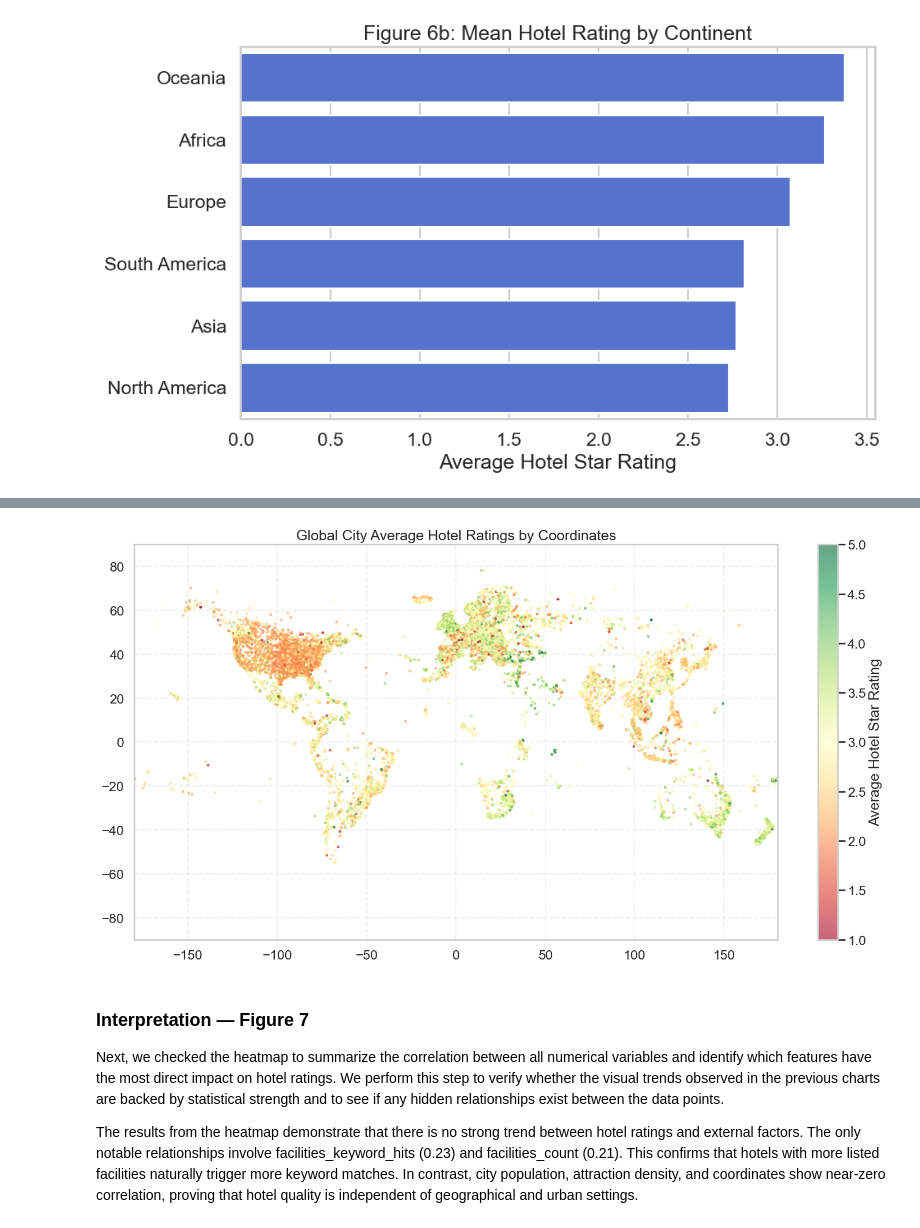
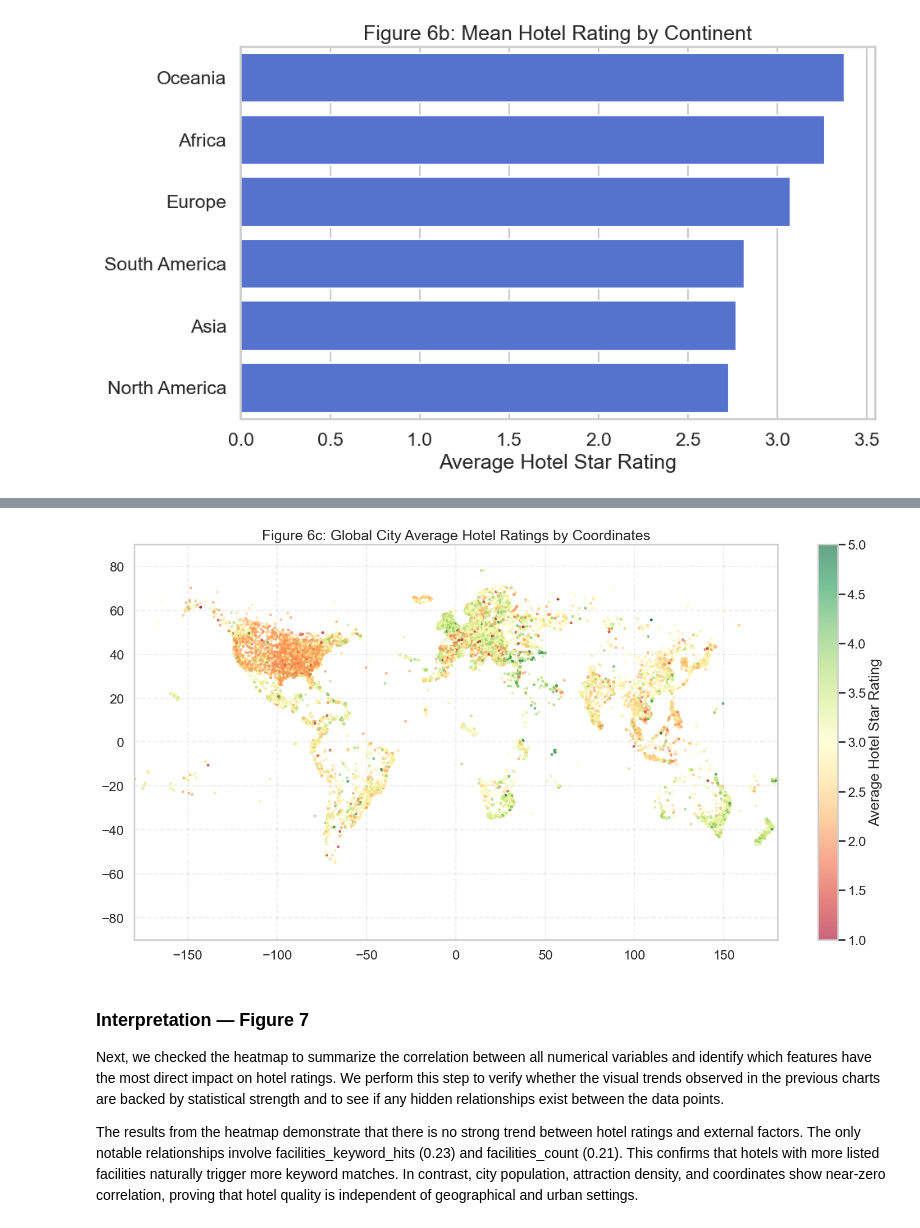
Before and after one commit to daniahsn/hotel-data-analysis, a Jupyter notebook: notebooks/annotated_notebook_local.ipynb, the cells around one changed output, grey strips where cells are left out. Saved outputs shown, nothing was run; the diff lists cells and outputs as text; code cells hidden in the pictures.

```diff
--- a/notebooks/annotated_notebook_local.ipynb
+++ b/notebooks/annotated_notebook_local.ipynb
@@ -695,35 +698,35 @@ city_map_data = df.groupby(['cityName', 'countyName']).agg({
     'hotel_latitude': 'mean',
     'hotel_longitude': 'mean'
 }).dropna().reset_index()
 
 plt.figure(figsize=(15, 8))
 scatter = plt.scatter(
     city_map_data['hotel_longitude'],
     city_map_data['hotel_latitude'],
     c=city_map_data['hotel_star_rating'],
     cmap='RdYlGn',
     s=12,
     alpha=0.6,
     edgecolors='none'
 )
 
 plt.colorbar(scatter, label='Average Hotel Star Rating')
 
-plt.title('Global City Average Hotel Ratings by Coordinates')
+plt.title('Figure 6c: Global City Average Hotel Ratings by Coordinates')
 plt.xlabel('')
 plt.ylabel('')
 plt.grid(True, linestyle='--', alpha=0.3)
 
 plt.xlim(-180, 180)
 plt.ylim(-90, 90)
 
 plt.tight_layout()
 plt.savefig('city_rating_coord_map.png')
 plt.show()
 
 plt.show()
 # %% [output]
-[figure, old version]
+[figure, new version]
 # %% [markdown]
 ### Interpretation — Figure 7
 
```
Also changed, not shown: parts of 2 cells of this notebook.
